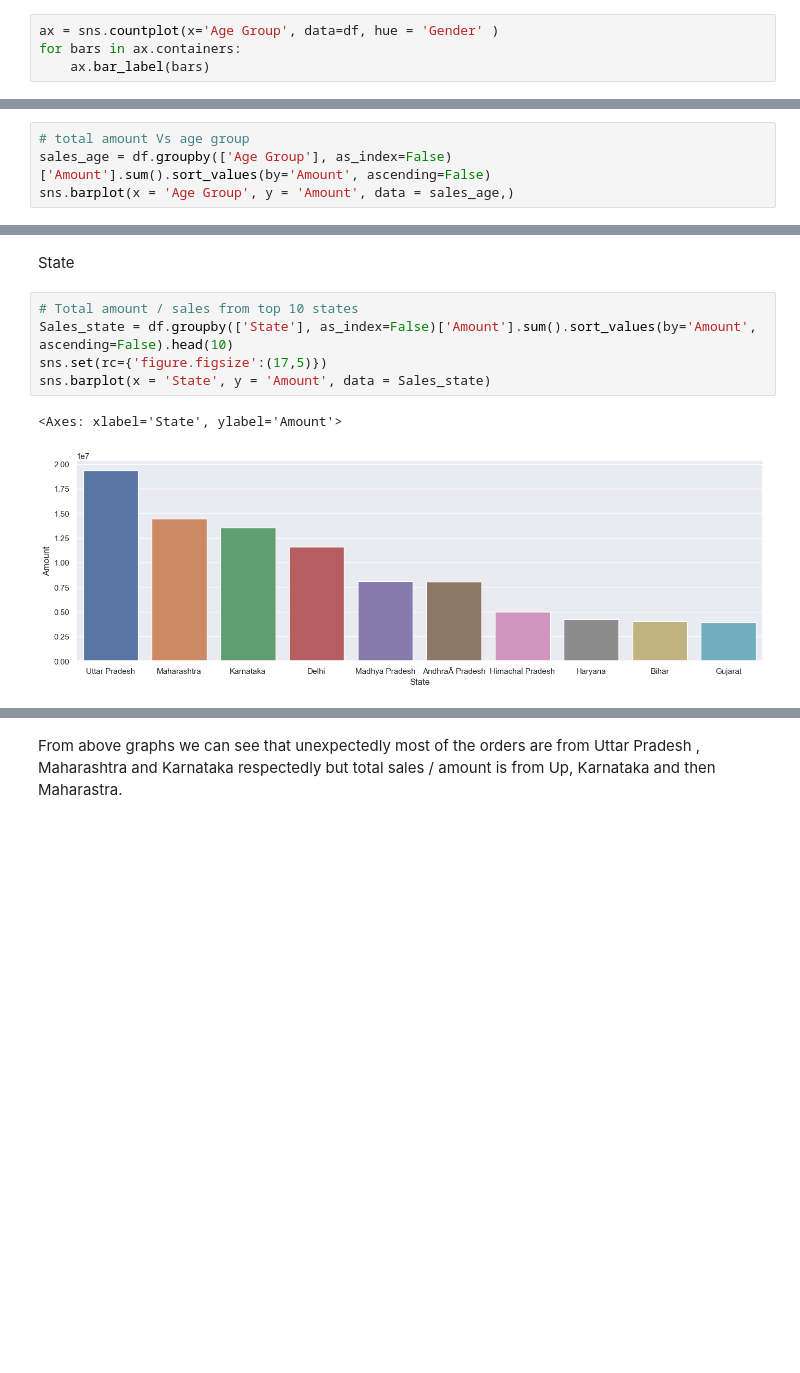
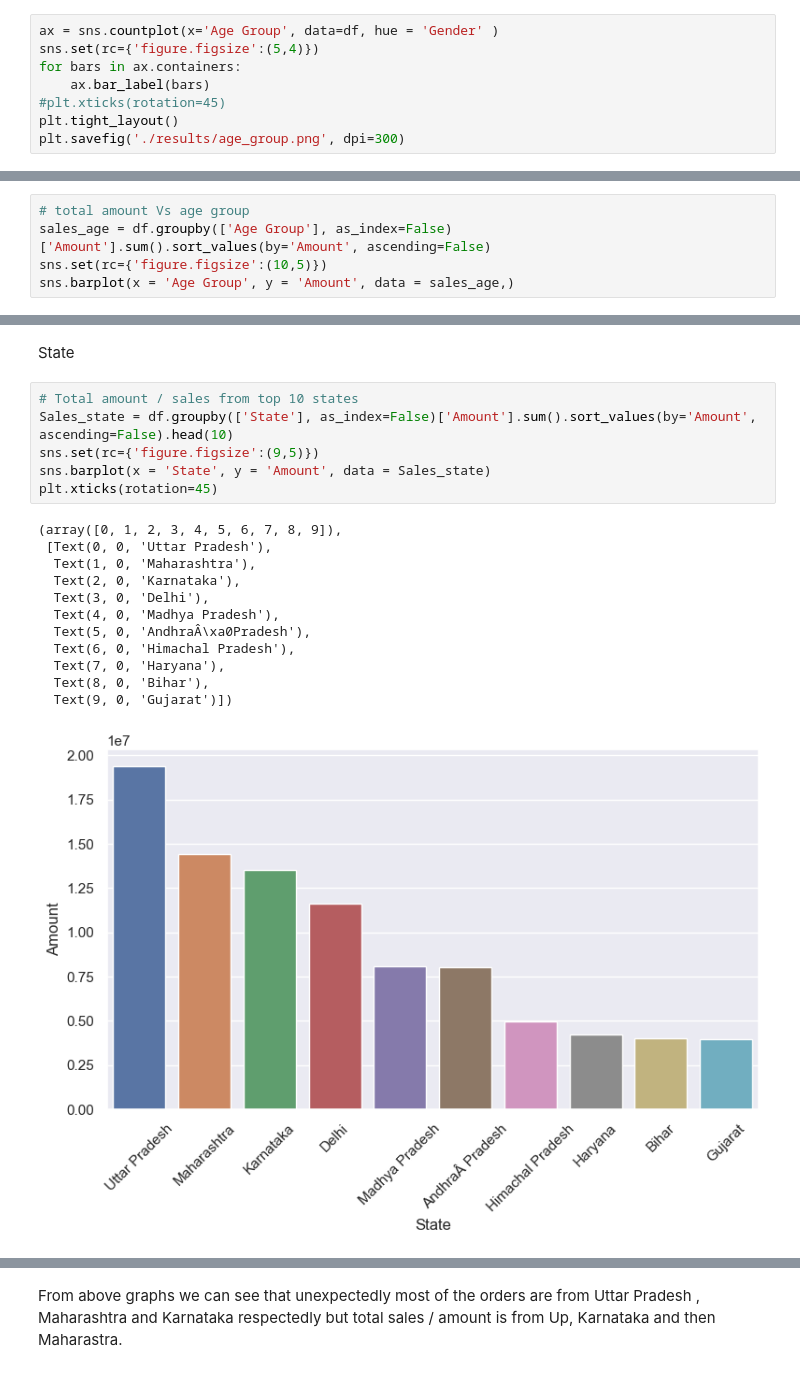
Before and after one commit to ahsanmasum88/diwali_sales_analysis, a Jupyter notebook: diwali_sales_analysis.ipynb, the cells around one changed output, grey strips where cells are left out. Cells and saved outputs as stored; diff of their text form; blank space fills up the shorter version.

```diff
--- a/diwali_sales_analysis.ipynb
+++ b/diwali_sales_analysis.ipynb
@@ -146,6 +153,10 @@ From above graphs we can see that most of the buyers are females and even the pu
 Age
 # %%
 ax = sns.countplot(x='Age Group', data=df, hue = 'Gender' )
+sns.set(rc={'figure.figsize':(5,4)})
 for bars in ax.containers:
     ax.bar_label(bars)
+#plt.xticks(rotation=45)
+plt.tight_layout()
+plt.savefig('./results/age_group.png', dpi=300)
 # %% [output]
@@ -153,6 +164,7 @@ for bars in ax.containers:
 # %%
 # total amount Vs age group
 sales_age = df.groupby(['Age Group'], as_index=False)['Amount'].sum().sort_values(by='Amount', ascending=False)
+sns.set(rc={'figure.figsize':(10,5)})
 sns.barplot(x = 'Age Group', y = 'Amount', data = sales_age,)
 # %% [output]
 <Axes: xlabel='Age Group', ylabel='Amount'>
@@ -164,11 +176,22 @@ State
 # %%
 # Total amount / sales from top 10 states
 Sales_state = df.groupby(['State'], as_index=False)['Amount'].sum().sort_values(by='Amount', ascending=False).head(10)
-sns.set(rc={'figure.figsize':(17,5)})
+sns.set(rc={'figure.figsize':(9,5)})
 sns.barplot(x = 'State', y = 'Amount', data = Sales_state)
+plt.xticks(rotation=45)
 # %% [output]
-<Axes: xlabel='State', ylabel='Amount'>
+(array([0, 1, 2, 3, 4, 5, 6, 7, 8, 9]),
+ [Text(0, 0, 'Uttar Pradesh'),
+  Text(1, 0, 'Maharashtra'),
+  Text(2, 0, 'Karnataka'),
+  Text(3, 0, 'Delhi'),
+  Text(4, 0, 'Madhya Pradesh'),
+  Text(5, 0, 'AndhraÂ\xa0Pradesh'),
+  Text(6, 0, 'Himachal Pradesh'),
+  Text(7, 0, 'Haryana'),
+  Text(8, 0, 'Bihar'),
+  Text(9, 0, 'Gujarat')])
-[figure, old version]
+[figure, new version]
 # %%
 # total orders Vs age group
 sales_state = df.groupby(['State'], as_index=False)['Orders'].sum().sort_values(by='Orders', ascending=False).head(10)
```
Also changed, not shown: parts of 6 cells of this notebook.
